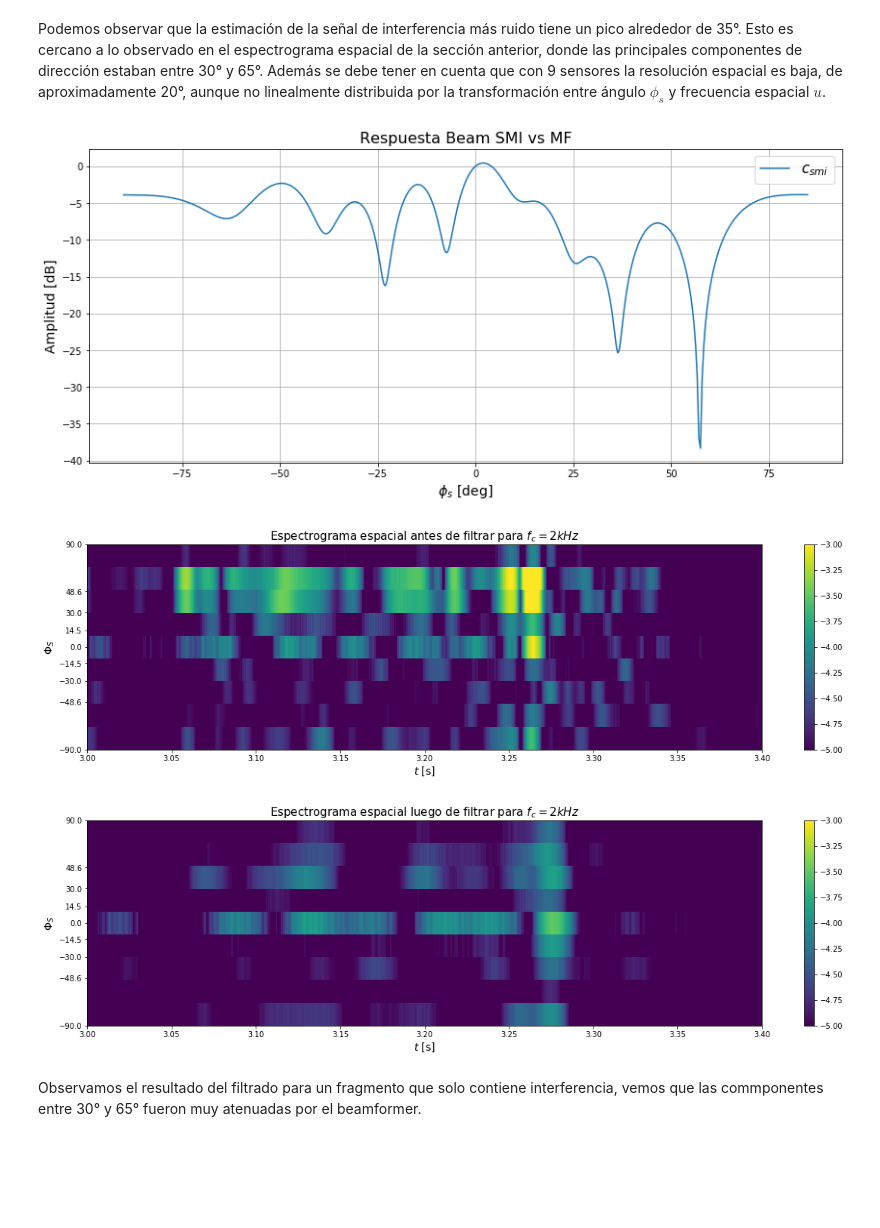
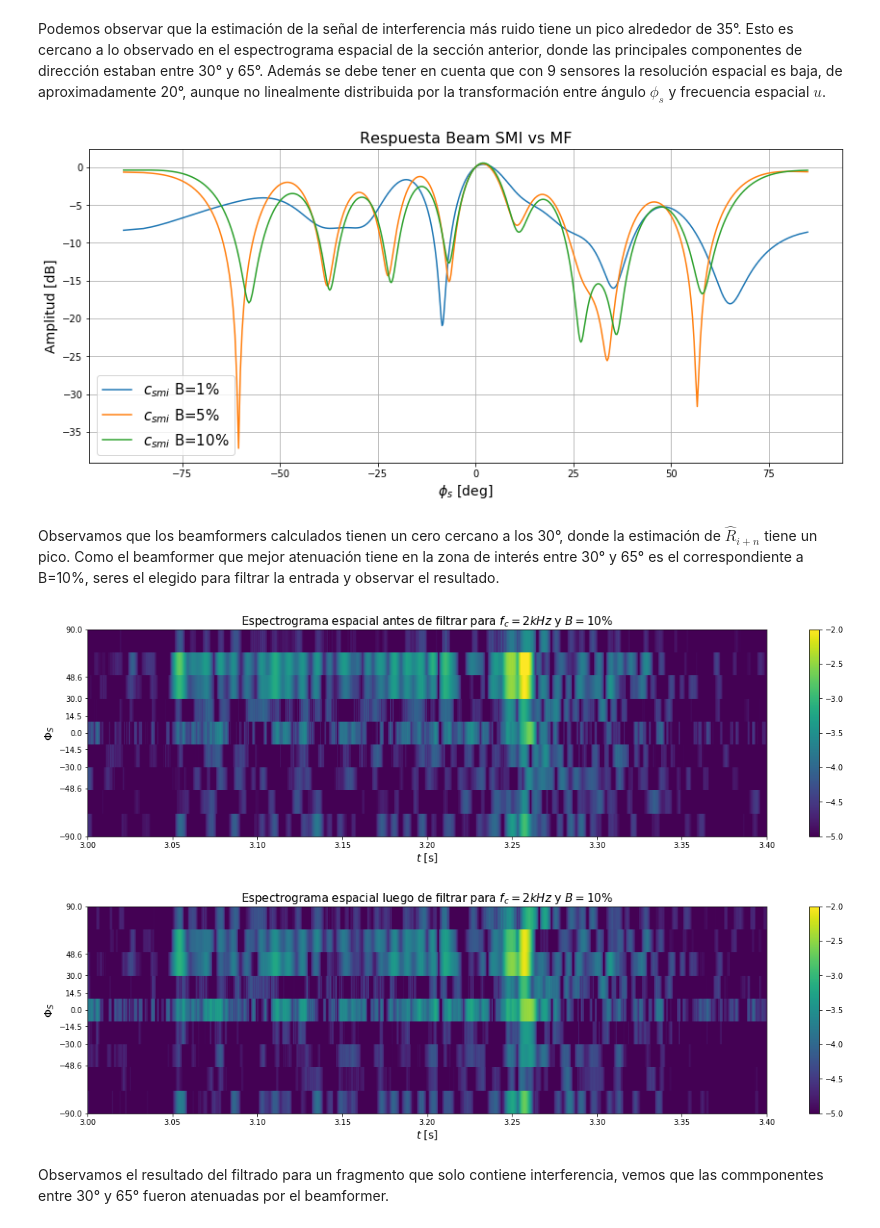
Before and after one commit to asp-image-dsp/asp-tp4, a Jupyter notebook: notebook/report.ipynb, the cells around one changed output. Saved outputs shown, nothing was run; the diff lists cells and outputs as text; code cells hidden in the pictures; blank space fills up the shorter version.

```diff
--- a/notebook/report.ipynb
+++ b/notebook/report.ipynb
@@ -299,3 +303,9 @@ R_i_n, csmi, filtered_samples = get_beamformer_smi(silence, phi_s=0, fs=fs, fc=2
+# %%
+R_i_n, csmi_100, filtered_samples = get_beamformer_smi(silence, phi_s=0, fs=fs, fc=2e3, B=100, d=d, v=v)
+# %%
+R_i_n, csmi_200, filtered_samples = get_beamformer_smi(silence, phi_s=0, fs=fs, fc=2e3, B=200, d=d, v=v)
+# %%
+csmis = [csmi_20, csmi_100, csmi_200]
 # %% [markdown]
 La estimación de la matriz de autocorrelación de interferencia + ruido $\hat{R}_{i+n}$ nos permite, al igual que en el caso de la autocorrelación en el tiempo, obtener su espectro de potencia mediante la FFT de la primera fila, que contiene $\hat{r}_{i+n}$
 # %%
@@ -306,17 +316,20 @@ plot_spatial_response([ R_i_n[0,:] ], 'Espectro espacial de $\hat{R}_{i+n}$', de
 Podemos observar que la estimación de la señal de interferencia más ruido tiene un pico alrededor de 35°. Esto es cercano a lo observado en el espectrograma espacial de la sección anterior, donde las principales componentes de dirección estaban entre 30° y 65°. Además se debe tener en cuenta que con 9 sensores la resolución espacial es baja, de aproximadamente 20°, aunque no linealmente distribuida por la transformación entre ángulo $\phi_s$ y frecuencia espacial $u$.
 # %%
 # Plot the beam response
-plot_spatial_response([csmi], 'Respuesta Beam SMI vs MF', ['$c_{smi}$'])
+plot_spatial_response(csmis, 'Respuesta Beam SMI vs MF', ['$c_{smi}$ B=1%', '$c_{smi}$ B=5%', '$c_{smi}$ B=10%'])
 # %% [output]
-[figure, old version]
+[figure, new version]
+# %% [markdown]
+Observamos que los beamformers calculados tienen un cero cercano a los 30°, donde la estimación de $\hat{R}_{i+n}$ tiene un pico.
+Como el beamformer que mejor atenuación tiene en la zona de interés entre 30° y 65° es el correspondiente a B=10\%, seres el elegido para filtrar la entrada y observar el resultado.
 # %%
-_, _, beamf_input = get_beamformer_input(sub_array_samples[array_index], fs, fc, 50)
-spatially_filtered = signal.lfilter(csmi.reshape(9), [1.0], beamf_input, axis=0)
+_, _, beamf_input = get_beamformer_input(sub_array_samples[array_index], fs, fc, 200)
+spatially_filtered = signal.lfilter(csmis[k].reshape(9), [1.0], beamf_input, axis=0)
 # %%
-plot_spatial_spectrogram(filtered, 3.0, 3.4, fs, 'Espectrograma espacial antes de filtrar para $f_c = 2 kHz$', logarithmic=True, vmin=-5, vmax=-3)
-plot_spatial_spectrogram(spatially_filtered, 3.0, 3.4, fs, 'Espectrograma espacial luego de filtrar para $f_c = 2 kHz$', logarithmic=True, vmin=-5, vmax=-3)
+plot_spatial_spectrogram(beamf_input, 3.0, 3.4, fs, 'Espectrograma espacial antes de filtrar para $f_c = 2 kHz$ y $B=10$%', logarithmic=True, vmin=-5, vmax=-2)
+plot_spatial_spectrogram(spatially_filtered, 3.0, 3.4, fs, f'Espectrograma espacial luego de filtrar para $f_c = 2 kHz$ y $B=10$%', logarithmic=True, vmin=-5, vmax=-2)
 # %% [output]
-[figure, old version]
+[figure, new version]
-[figure, old version]
+[figure, new version]
 # %% [markdown]
-Observamos el resultado del filtrado para un fragmento que solo contiene interferencia, vemos que las commponentes entre 30° y 65° fueron muy atenuadas por el beamformer.
+Observamos el resultado del filtrado para un fragmento que solo contiene interferencia, vemos que las commponentes entre 30° y 65° fueron atenuadas por el beamformer.
```
Also changed, not shown: parts of 6 cells of this notebook.
